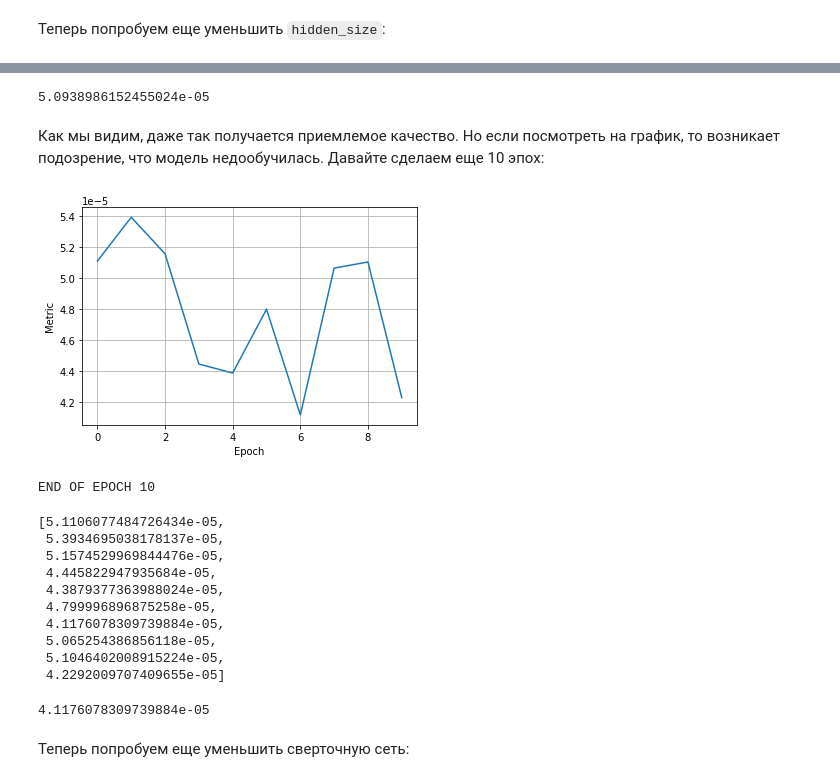
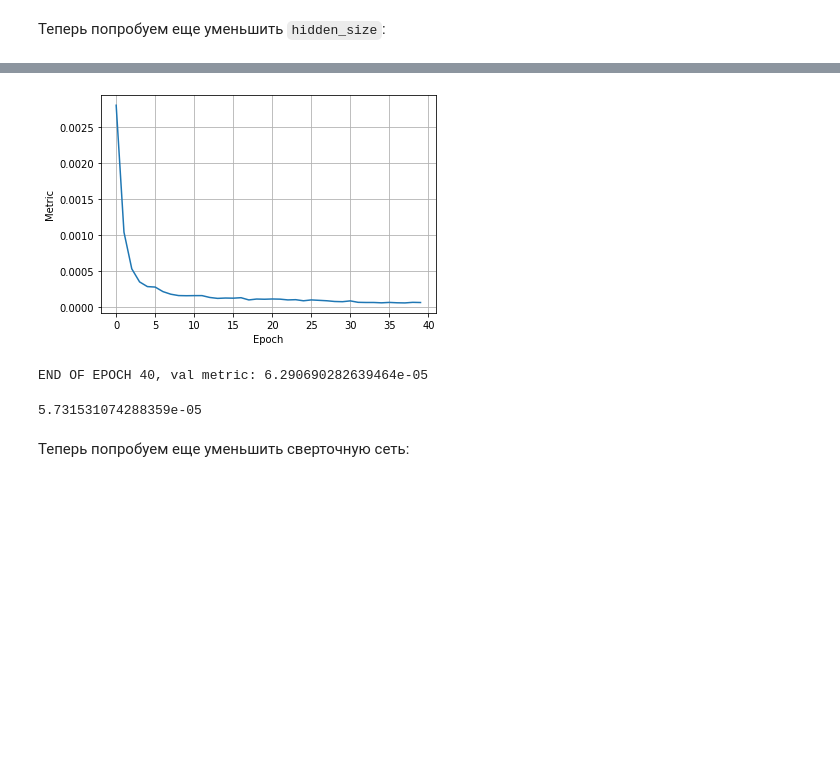
Before and after one commit to IHateReptiloids/kws_hw, a Jupyter notebook: distillation.ipynb, the cells around one changed output, grey strips where cells are left out. Cells and saved outputs as stored; diff of their text form; code cells hidden in the pictures; blank space fills up the shorter version.

```diff
--- a/distillation.ipynb
+++ b/distillation.ipynb
@@ -179,34 +88,0 @@ END OF EPOCH 30
-# %%
-trainer.best_score
-# %% [output]
-5.0938986152455024e-05
-# %% [markdown]
-Как мы видим, даже так получается приемлемое качество. Но если посмотреть на график, то возникает подозрение, что модель недообучилась. Давайте сделаем еще 10 эпох:
-# %%
-seed_all()
-trainer = DistillationTrainer(
-    opt=opt,
-    train_loader=train_loader,
-    val_loader=val_loader,
-    device=student_config.device,
-    teacher=teacher,
-    student=student,
-    train_wave2spec=train_wave2spec,
-    val_wave2spec=val_wave2spec,
-    temp=student_config.temp,
-    alpha=student_config.alpha,
-)
-trainer.train(n_epochs=10)
-# %% [output]
-[figure, removed]
-END OF EPOCH 10
-[5.1106077484726434e-05,
- 5.3934695038178137e-05,
- 5.1574529969844476e-05,
- 4.445822947935684e-05,
- 4.3879377363988024e-05,
- 4.799996896875258e-05,
- 4.1176078309739884e-05,
- 5.065254386856118e-05,
- 5.1046402008915224e-05,
- 4.2292009707409655e-05]
@@ -215,6 +89,15 @@ torch.save(trainer.best_state, CHECKPOINT_DIR / 'distillated_hs16.pth')
-# %%
-trainer.best_score
-# %% [output]
-4.1176078309739884e-05
+# %%
+#!g1.1
+config = DistillationConfig(
+    num_epochs=40,
+    hidden_size=16,
+)
+trainer = do_distillation(config)
+torch.save(trainer.best_state, CHECKPOINT_DIR / 'distillated_hs16.pth')
+trainer.best_score
+# %% [output]
+[figure, added]
+END OF EPOCH 40, val metric: 6.290690282639464e-05
+5.731531074288359e-05
 # %% [markdown]
 Теперь попробуем еще уменьшить сверточную сеть:
```
Also changed, not shown: parts of 23 cells of this notebook, 3 other files.
